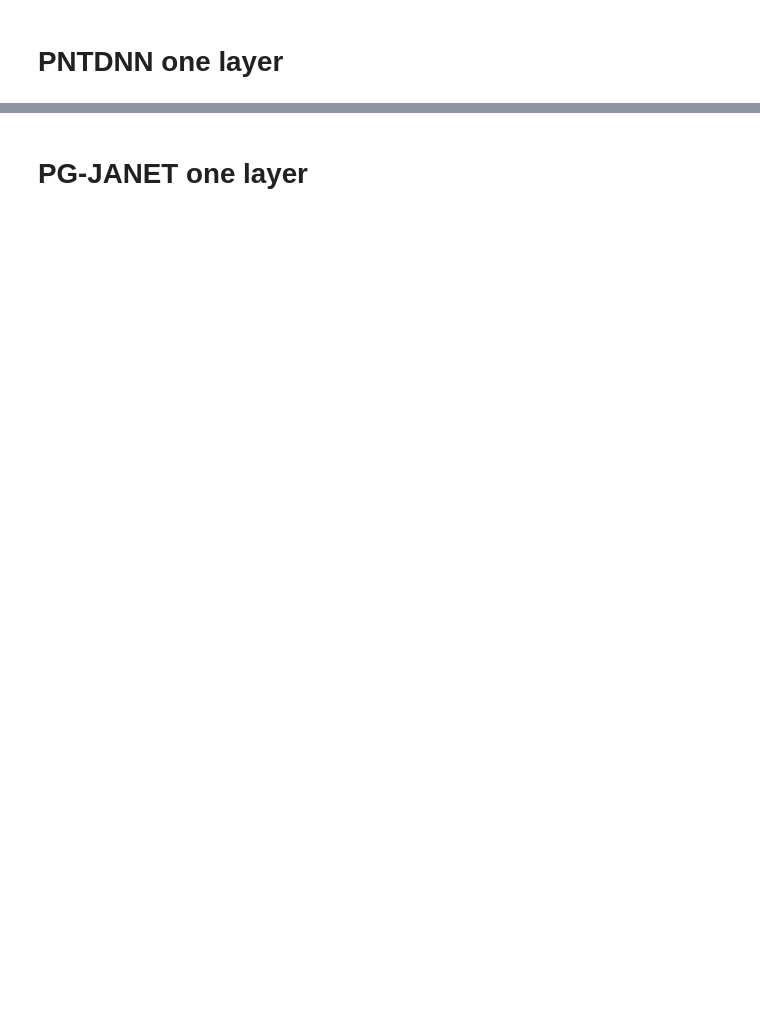
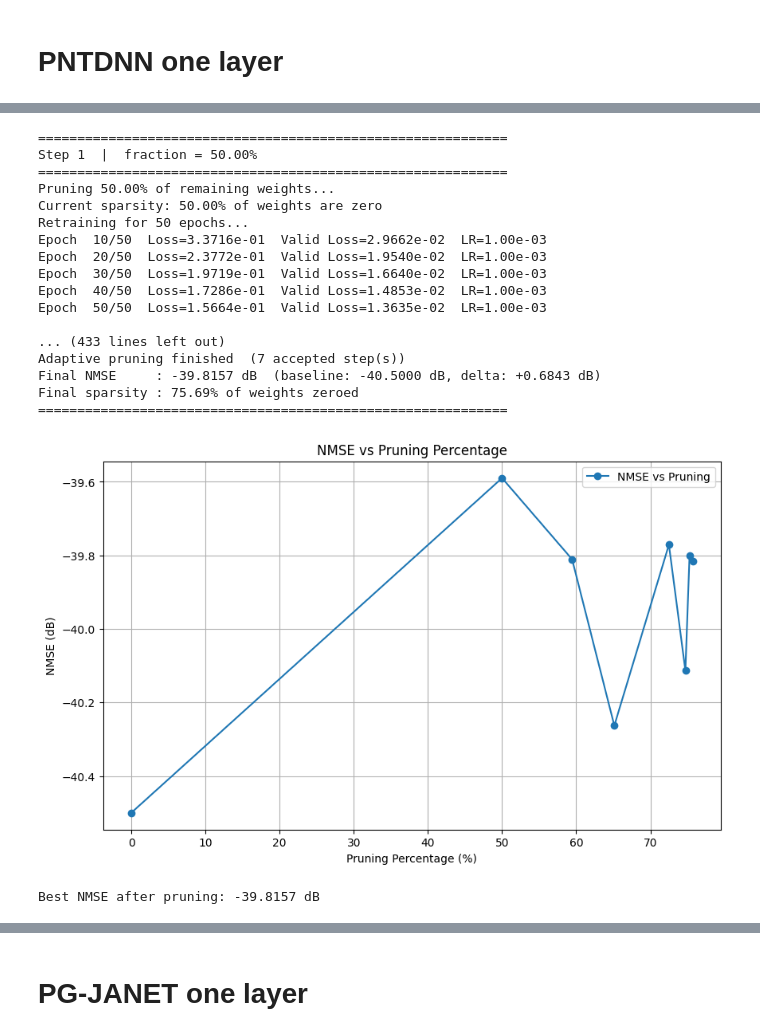
Before and after one commit to aquigney/sparseDPD, a Jupyter notebook: ucd_pruning/open_dpd_dataset_pruning.ipynb, the cells around one changed output, grey strips where cells are left out. Drawn from its saved outputs; the diff is of its cells as text; code cells hidden in the pictures; blank space fills up the shorter version.

```diff
--- a/ucd_pruning/open_dpd_dataset_pruning.ipynb
+++ b/ucd_pruning/open_dpd_dataset_pruning.ipynb
@@ -101,23 +128,43 @@ best_pruned_datapath.plot_spectrum_with_aclr(simpleDataManager.test_dataset.inpu
 # %%
 # Now try an adaptive pruning approach
 
 
 adaptive_pruning_experiment = AdaptiveDatapathPruningExperiment(
     datapath=datapath_pntdnn_one_layer,
     training_dataset=simpleDataManager.training_dataset,
     validation_dataset=simpleDataManager.validation_dataset,
     test_dataset=simpleDataManager.test_dataset,
-    retrain_epochs=100,
-    ila_iterations = 1,
-    initial_prune_fraction=0.2,
+    retrain_epochs=50,
+    ila_iterations = 3,
+    initial_prune_fraction=0.5,
     max_prune_fraction=0.5,
     min_prune_fraction=0.01,
-    nmse_tolerance=-40
+    nmse_tolerance=1
 )
 
 adaptive_pruning_experiment.run()
 
 print("Best NMSE after pruning: {:.4f} dB".format(adaptive_pruning_experiment.best_datapath.calculate_nmse(simpleDataManager.test_dataset.input_data)))
+# %% [output]
+============================================================
+Step 1  |  fraction = 50.00%
+============================================================
+Pruning 50.00% of remaining weights...
+Current sparsity: 50.00% of weights are zero
+Retraining for 50 epochs...
+Epoch  10/50  Loss=3.3716e-01  Valid Loss=2.9662e-02  LR=1.00e-03
+Epoch  20/50  Loss=2.3772e-01  Valid Loss=1.9540e-02  LR=1.00e-03
+Epoch  30/50  Loss=1.9719e-01  Valid Loss=1.6640e-02  LR=1.00e-03
+Epoch  40/50  Loss=1.7286e-01  Valid Loss=1.4853e-02  LR=1.00e-03
+Epoch  50/50  Loss=1.5664e-01  Valid Loss=1.3635e-02  LR=1.00e-03
+
+... (433 lines left out)
+Adaptive pruning finished  (7 accepted step(s))
+Final NMSE     : -39.8157 dB  (baseline: -40.5000 dB, delta: +0.6843 dB)
+Final sparsity : 75.69% of weights zeroed
+============================================================
+[figure, added]
+Best NMSE after pruning: -39.8157 dB
 # %%
 # Save best adaptive pruned model
 pntdnn_best_adaptive_pruned_model = adaptive_pruning_experiment.best_datapath.inverse_model
```
Also changed, not shown: parts of 7 cells of this notebook, 3 other files.
